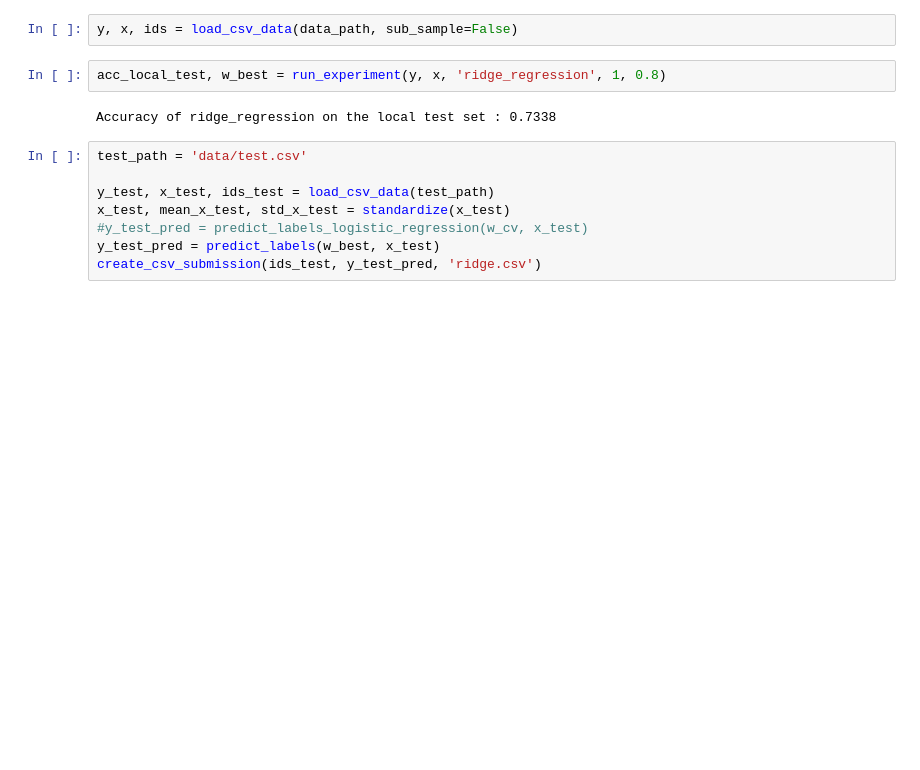
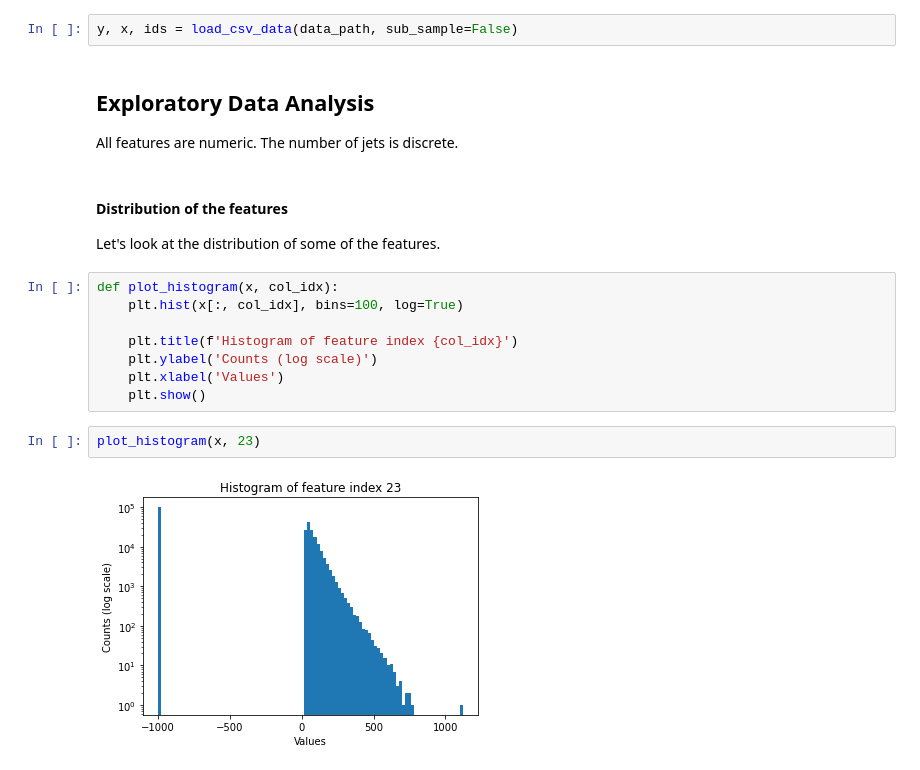
Before and after one commit to CS-433/ml-project-1-teamphilippe, a Jupyter notebook: project1_logistic_regression.ipynb, the cells around one changed output. Drawn from its saved outputs; the diff is of its cells as text; blank space fills up the shorter version.

Commit message:
Data cleaning

```diff
--- a/project1_logistic_regression.ipynb
+++ b/project1_logistic_regression.ipynb
@@ -11,15 +13,22 @@ The autoreload extension is already loaded. To reload it, use:
 data_path = "data/train.csv"
 # %%
 y, x, ids = load_csv_data(data_path, sub_sample=False)
-# %%
-acc_local_test, w_best = run_experiment(y, x, 'ridge_regression', 1, 0.8)
-# %% [output]
-Accuracy of ridge_regression on the local test set : 0.7338
-# %%
-test_path = 'data/test.csv'
-
-y_test, x_test, ids_test = load_csv_data(test_path)
-x_test, mean_x_test, std_x_test = standardize(x_test)
-#y_test_pred = predict_labels_logistic_regression(w_cv, x_test)
-y_test_pred = predict_labels(w_best, x_test)
-create_csv_submission(ids_test, y_test_pred, 'ridge.csv')
+# %% [markdown]
+## Exploratory Data Analysis
+
+All features are numeric. The number of jets is discrete.
+# %% [markdown]
+#### Distribution of the features
+Let's look at the distribution of some of the features.
+# %%
+def plot_histogram(x, col_idx):
+    plt.hist(x[:, col_idx], bins=100, log=True)
+
+    plt.title(f'Histogram of feature index {col_idx}')
+    plt.ylabel('Counts (log scale)')
+    plt.xlabel('Values')
+    plt.show()
+# %%
+plot_histogram(x, 23)
+# %% [output]
+[figure, added]
```
Also changed, not shown: parts of 26 cells of this notebook, 4 other files.
